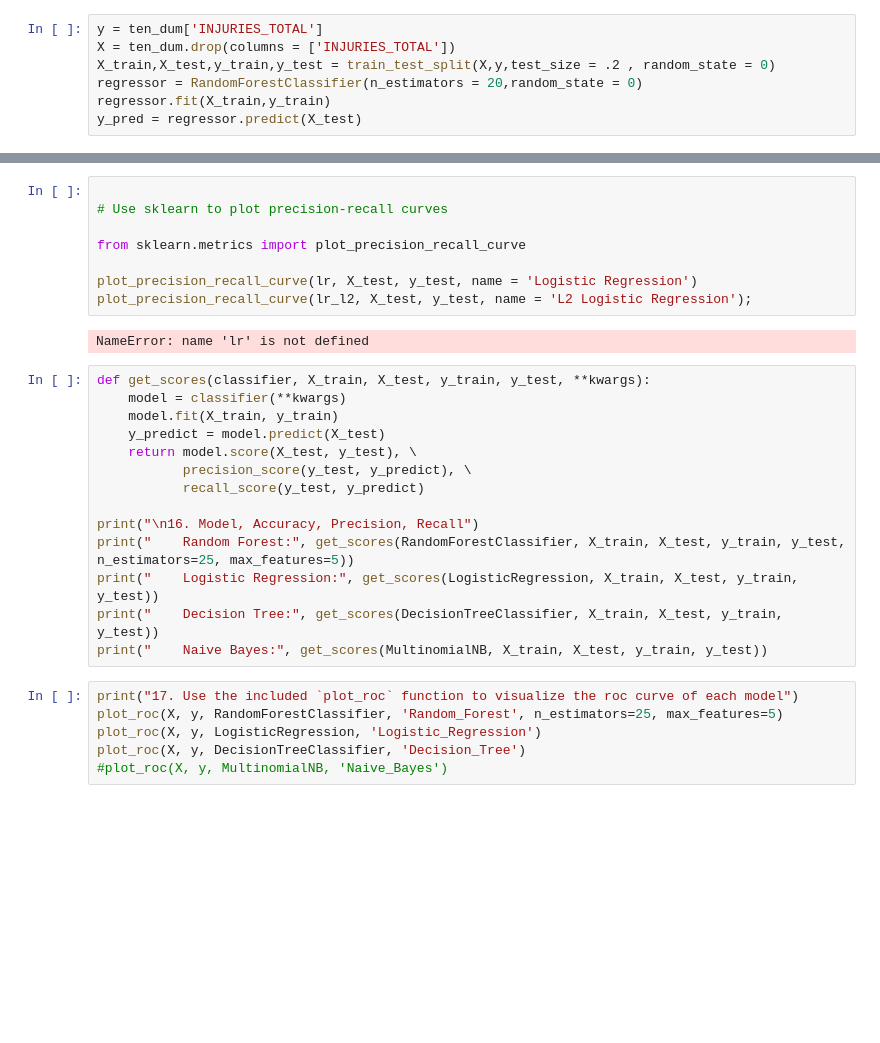
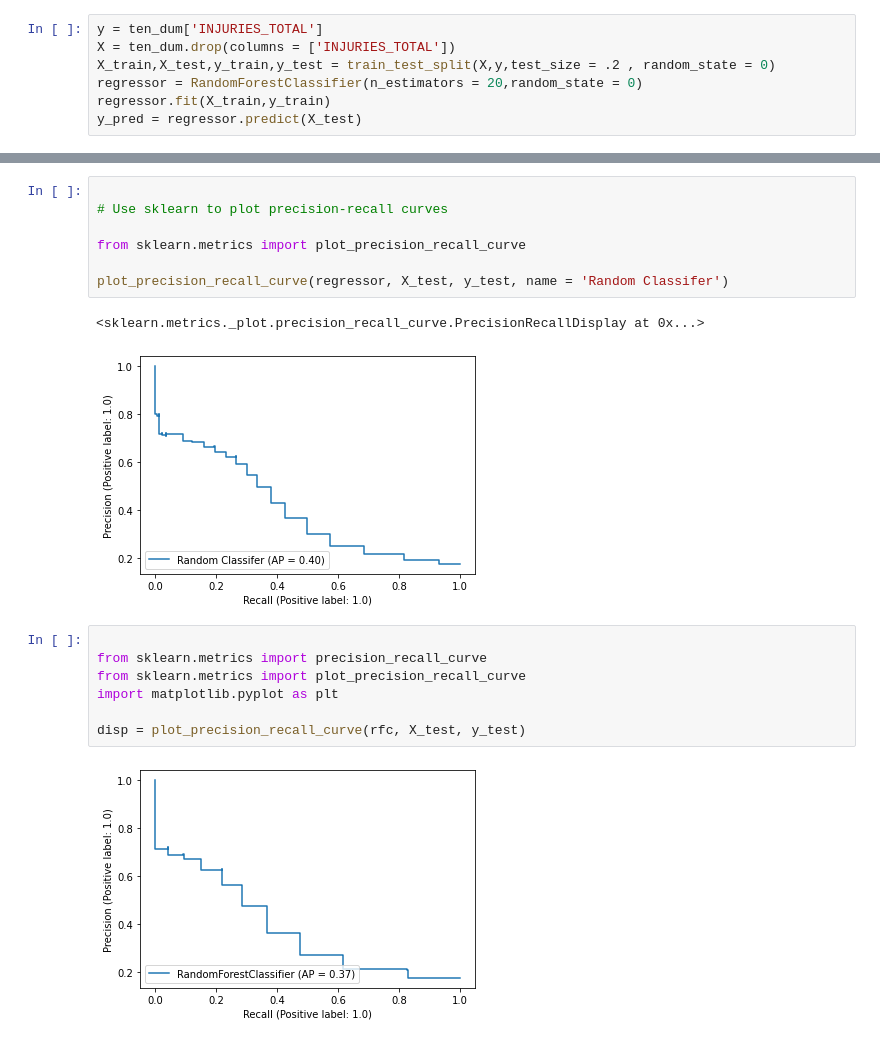
Before and after one commit to shigos/Traffic_Models, a Jupyter notebook: notebook/clean_merge_note-Copy1.ipynb, the cells around one changed output, grey strips where cells are left out. Drawn from its saved outputs; the diff is of its cells as text; blank space fills up the shorter version.

Commit message:
precision recall added

```diff
--- a/notebook/clean_merge_note-Copy1.ipynb
+++ b/notebook/clean_merge_note-Copy1.ipynb
@@ -162,30 +166,19 @@ calc_precision_recall(y_test, y_pred)
 # %%
 
 # Use sklearn to plot precision-recall curves
 
 from sklearn.metrics import plot_precision_recall_curve
 
-plot_precision_recall_curve(lr, X_test, y_test, name = 'Logistic Regression')
-plot_precision_recall_curve(lr_l2, X_test, y_test, name = 'L2 Logistic Regression');
+plot_precision_recall_curve(regressor, X_test, y_test, name = 'Random Classifer')
 # %% [output]
-NameError: name 'lr' is not defined
+<sklearn.metrics._plot.precision_recall_curve.PrecisionRecallDisplay at 0x...>
+[figure, added]
-# %%
-def get_scores(classifier, X_train, X_test, y_train, y_test, **kwargs):
-    model = classifier(**kwargs)
-    model.fit(X_train, y_train)
-    y_predict = model.predict(X_test)
-    return model.score(X_test, y_test), \
-           precision_score(y_test, y_predict), \
-           recall_score(y_test, y_predict)
-
-print("\n16. Model, Accuracy, Precision, Recall")
-print("    Random Forest:", get_scores(RandomForestClassifier, X_train, X_test, y_train, y_test, n_estimators=25, max_features=5))
-print("    Logistic Regression:", get_scores(LogisticRegression, X_train, X_test, y_train, y_test))
-print("    Decision Tree:", get_scores(DecisionTreeClassifier, X_train, X_test, y_train, y_test))
-print("    Naive Bayes:", get_scores(MultinomialNB, X_train, X_test, y_train, y_test))
-# %%
-print("17. Use the included `plot_roc` function to visualize the roc curve of each model")
-plot_roc(X, y, RandomForestClassifier, 'Random_Forest', n_estimators=25, max_features=5)
-plot_roc(X, y, LogisticRegression, 'Logistic_Regression')
-plot_roc(X, y, DecisionTreeClassifier, 'Decision_Tree')
-#plot_roc(X, y, MultinomialNB, 'Naive_Bayes')
+# %%
+
+from sklearn.metrics import precision_recall_curve
+from sklearn.metrics import plot_precision_recall_curve
+import matplotlib.pyplot as plt
+
+disp = plot_precision_recall_curve(rfc, X_test, y_test)
+# %% [output]
+[figure, added]
```
Also changed, not shown: parts of 15 cells of this notebook.
